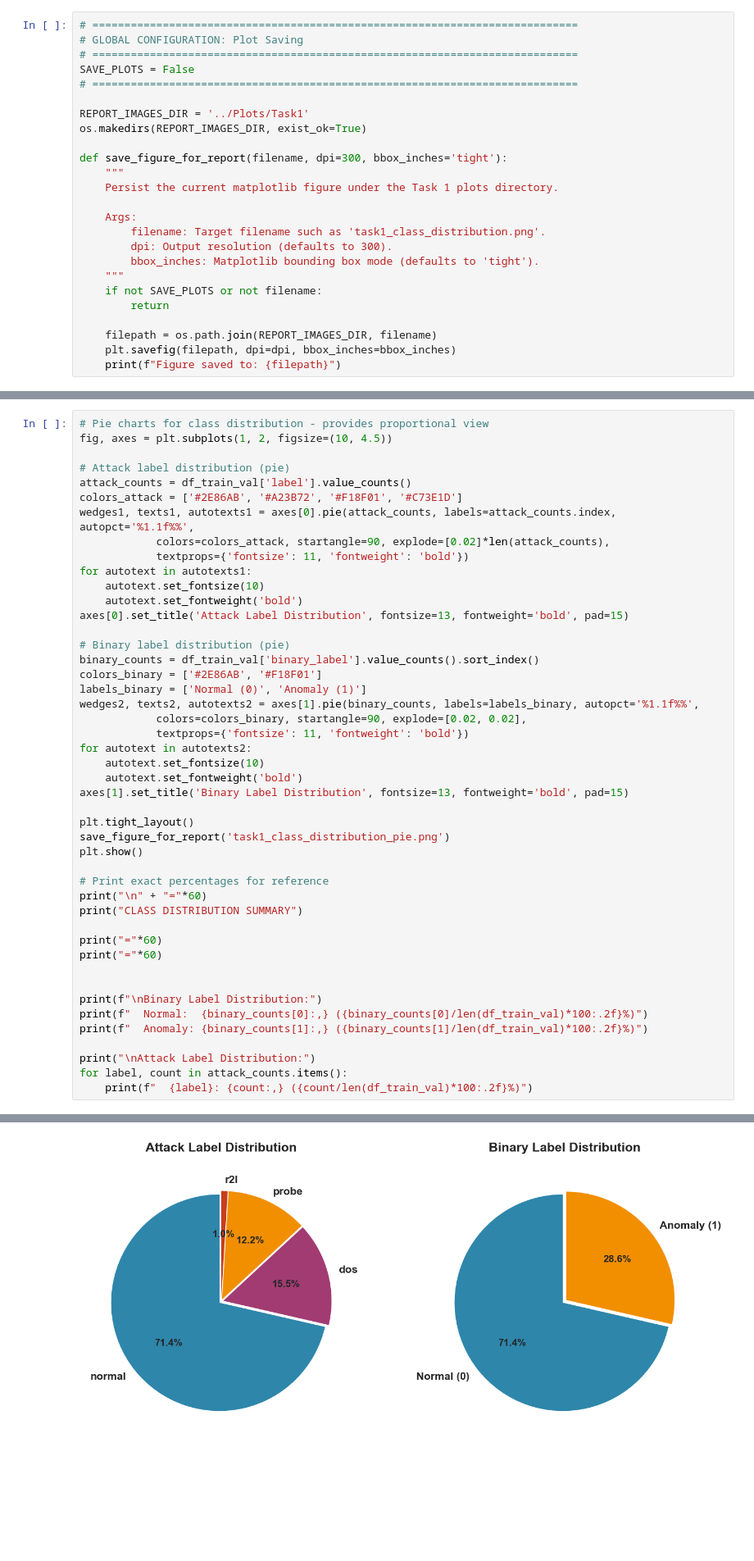
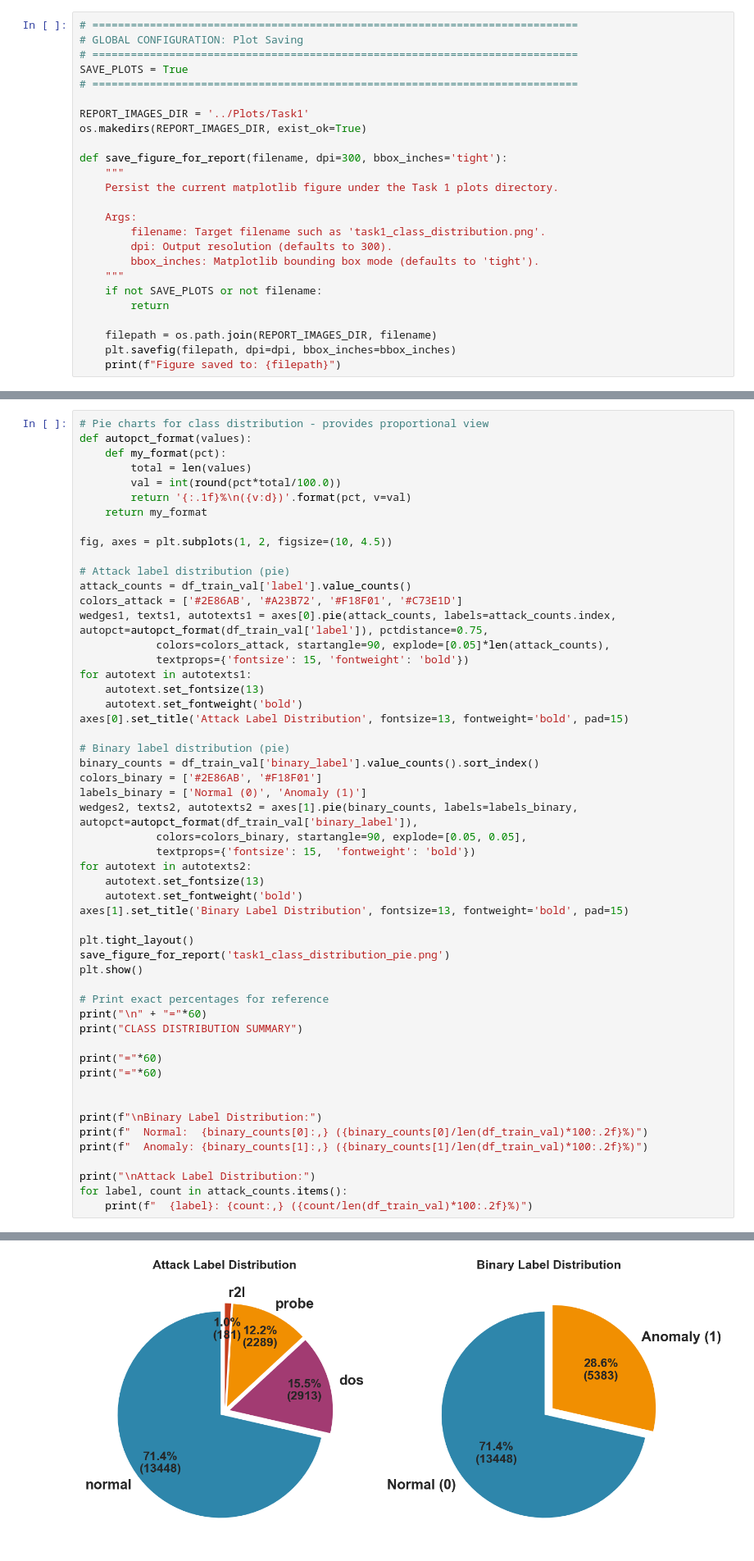
Before and after one commit to RenatoMignone/unsupervised-network-intrusion-detection, a Jupyter notebook: lab/notebooks/Task1.ipynb, the cells around one changed output, grey strips where cells are left out. Shown at 82% size. Drawn from its saved outputs; the diff is of its cells as text; blank space fills up the shorter version.

```diff
--- a/lab/notebooks/Task1.ipynb
+++ b/lab/notebooks/Task1.ipynb
@@ -74,7 +74,7 @@ REPORT_COLORS = {
 # ============================================================================
 # GLOBAL CONFIGURATION: Plot Saving
 # ============================================================================
-SAVE_PLOTS = False
+SAVE_PLOTS = True
 # ============================================================================
 
 REPORT_IMAGES_DIR = '../Plots/Task1'
@@ -215,16 +215,23 @@ plt.show()
 The pie charts below provide a proportional view of the class distribution, which is crucial for understanding the dataset imbalance. Class imbalance significantly impacts the choice of evaluation metrics (e.g., F1-score over accuracy) and may require techniques like stratified sampling during training.
 # %%
 # Pie charts for class distribution - provides proportional view
+def autopct_format(values):
+    def my_format(pct):
+        total = len(values)
+        val = int(round(pct*total/100.0))
+        return '{:.1f}%\n({v:d})'.format(pct, v=val)
+    return my_format
+
 fig, axes = plt.subplots(1, 2, figsize=(10, 4.5))
 
 # Attack label distribution (pie)
 attack_counts = df_train_val['label'].value_counts()
 colors_attack = ['#2E86AB', '#A23B72', '#F18F01', '#C73E1D']
-wedges1, texts1, autotexts1 = axes[0].pie(attack_counts, labels=attack_counts.index, autopct='%1.1f%%',
-            colors=colors_attack, startangle=90, explode=[0.02]*len(attack_counts),
-            textprops={'fontsize': 11, 'fontweight': 'bold'})
+wedges1, texts1, autotexts1 = axes[0].pie(attack_counts, labels=attack_counts.index, autopct=autopct_format(df_train_val['label']), pctdistance=0.75,
+            colors=colors_attack, startangle=90, explode=[0.05]*len(attack_counts),
+            textprops={'fontsize': 15, 'fontweight': 'bold'})
 for autotext in autotexts1:
-    autotext.set_fontsize(10)
+    autotext.set_fontsize(13)
     autotext.set_fontweight('bold')
 axes[0].set_title('Attack Label Distribution', fontsize=13, fontweight='bold', pad=15)
 
@@ -232,11 +239,11 @@ axes[0].set_title('Attack Label Distribution', fontsize=13, fontweight='bold', p
 binary_counts = df_train_val['binary_label'].value_counts().sort_index()
 colors_binary = ['#2E86AB', '#F18F01']
 labels_binary = ['Normal (0)', 'Anomaly (1)']
-wedges2, texts2, autotexts2 = axes[1].pie(binary_counts, labels=labels_binary, autopct='%1.1f%%',
-            colors=colors_binary, startangle=90, explode=[0.02, 0.02],
-            textprops={'fontsize': 11, 'fontweight': 'bold'})
+wedges2, texts2, autotexts2 = axes[1].pie(binary_counts, labels=labels_binary, autopct=autopct_format(df_train_val['binary_label']),
+            colors=colors_binary, startangle=90, explode=[0.05, 0.05],
+            textprops={'fontsize': 15,  'fontweight': 'bold'})
 for autotext in autotexts2:
-    autotext.set_fontsize(10)
+    autotext.set_fontsize(13)
     autotext.set_fontweight('bold')
 axes[1].set_title('Binary Label Distribution', fontsize=13, fontweight='bold', pad=15)
 
@@ -263 +271 @@ for label, count in attack_counts.items():
-[figure, old version]
+[figure, new version]
```
Also changed, not shown: parts of 3 cells of this notebook, 7 other files.
